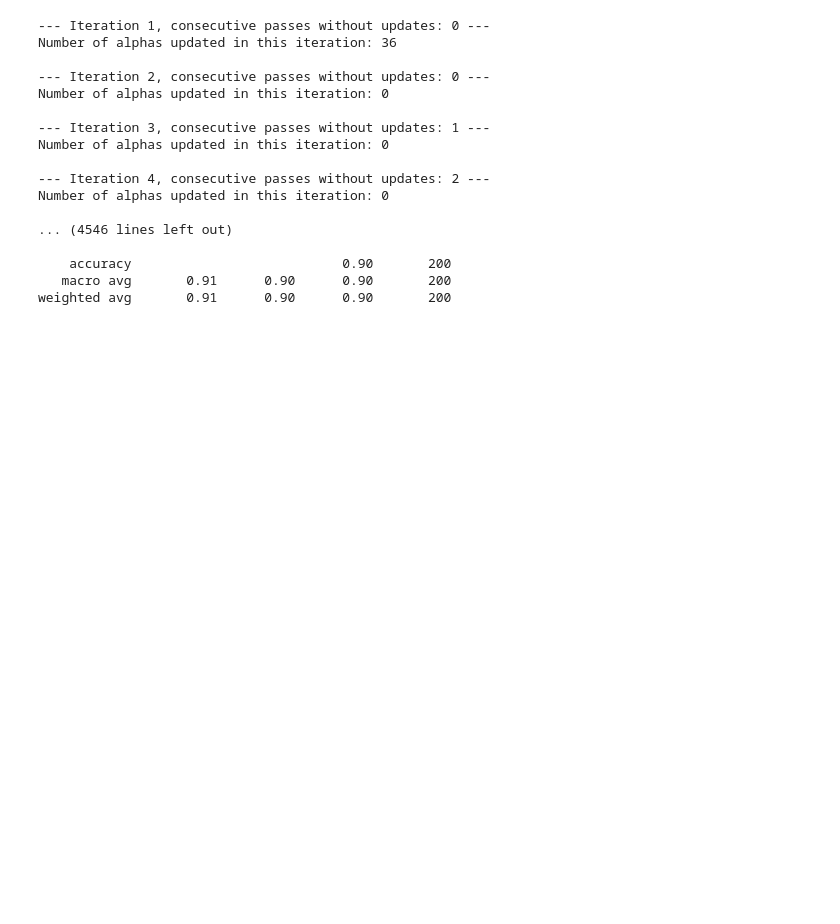
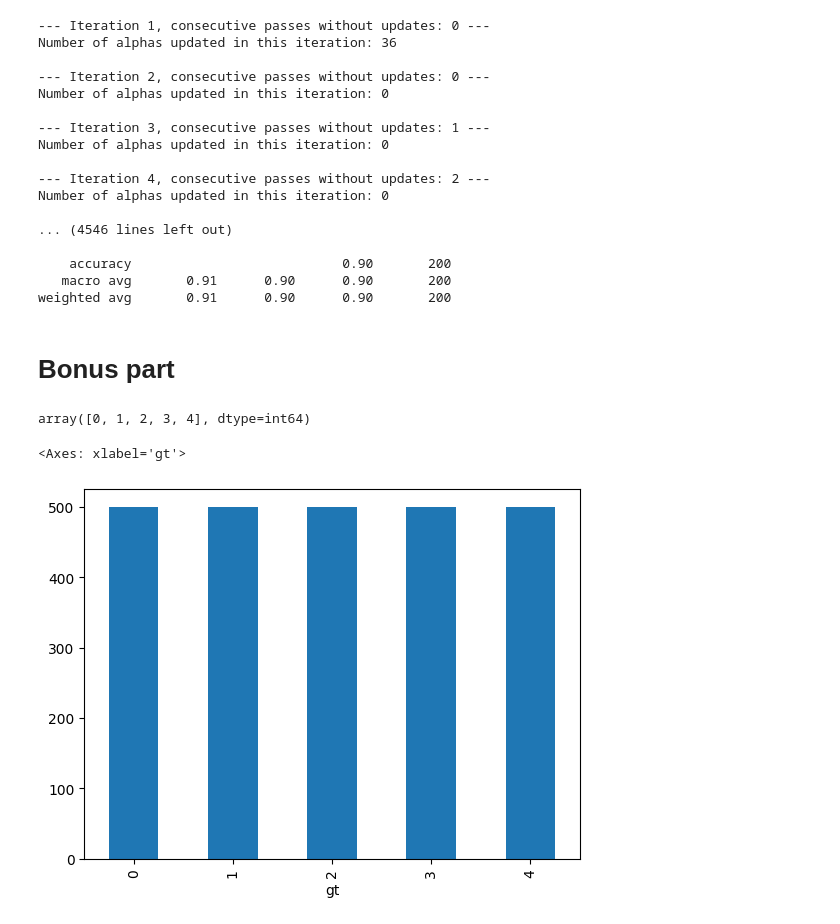
Before and after one commit to gheb02/Optimization-Methods-for-Data-Science, a Jupyter notebook: Gender Classification.ipynb, the cells around one changed output. Drawn from its saved outputs; the diff is of its cells as text; code cells hidden in the pictures; blank space fills up the shorter version.

```diff
--- a/Gender Classification.ipynb
+++ b/Gender Classification.ipynb
@@ -1328,3 +1328,17 @@ Number of alphas updated in this iteration: 0
     accuracy                           0.90       200
    macro avg       0.91      0.90      0.90       200
 weighted avg       0.91      0.90      0.90       200
+# %% [markdown]
+# Bonus part
+# %%
+df_2 = pd.read_csv("dataset/ETHNICITY_CLASSIFICATION.csv")
+# %%
+df_2['gt'].unique()
+# %% [output]
+array([0, 1, 2, 3, 4], dtype=int64)
+# %%
+# i want to check an histogram of the target variable
+df_2['gt'].value_counts().plot(kind='bar')
+# %% [output]
+<Axes: xlabel='gt'>
+[figure, added]
```
Also changed, not shown: parts of 7 cells of this notebook.
